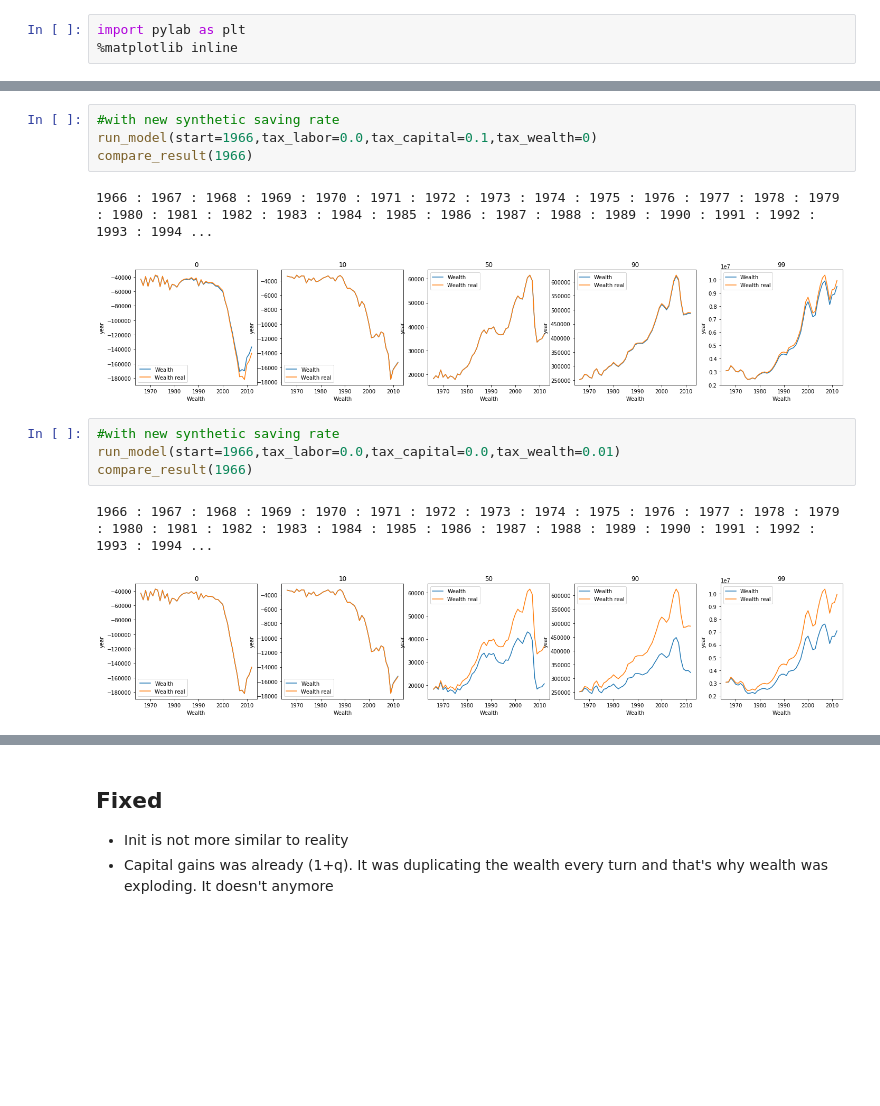
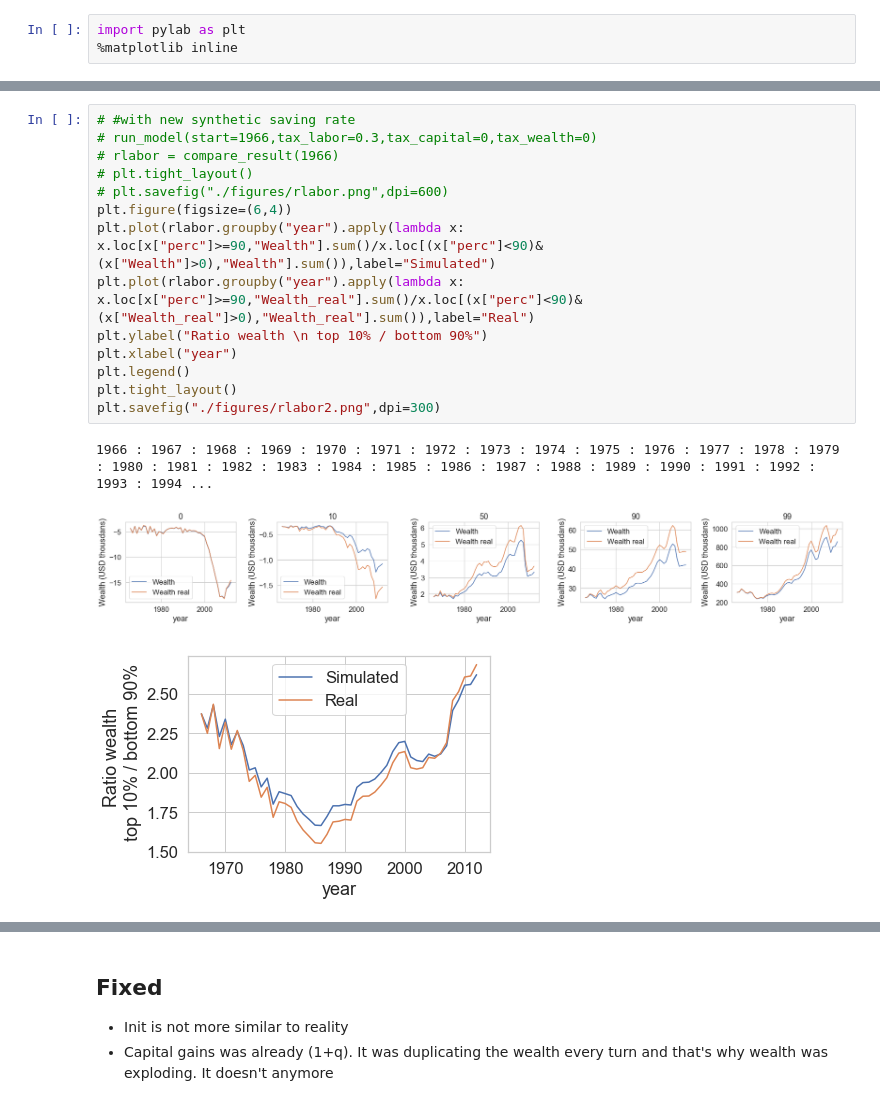
Before and after one commit to jgarciab/income_inequality, a Jupyter notebook: mesa_model/j_abm.ipynb, the cells around one changed output, grey strips where cells are left out. Saved outputs shown, nothing was run; the diff lists cells and outputs as text; blank space fills up the shorter version.

```diff
--- a/mesa_model/j_abm.ipynb
+++ b/mesa_model/j_abm.ipynb
@@ -386,14 +393,18 @@ compare_result(1966)
-# %%
-#with new synthetic saving rate
-run_model(start=1966,tax_labor=0.0,tax_capital=0.1,tax_wealth=0)
-compare_result(1966)
-# %% [output]
-1966 : 1967 : 1968 : 1969 : 1970 : 1971 : 1972 : 1973 : 1974 : 1975 : 1976 : 1977 : 1978 : 1979 : 1980 : 1981 : 1982 : 1983 : 1984 : 1985 : 1986 : 1987 : 1988 : 1989 : 1990 : 1991 : 1992 : 1993 : 1994 ...
-[figure, removed]
-# %%
-#with new synthetic saving rate
-run_model(start=1966,tax_labor=0.0,tax_capital=0.0,tax_wealth=0.01)
-compare_result(1966)
-# %% [output]
-1966 : 1967 : 1968 : 1969 : 1970 : 1971 : 1972 : 1973 : 1974 : 1975 : 1976 : 1977 : 1978 : 1979 : 1980 : 1981 : 1982 : 1983 : 1984 : 1985 : 1986 : 1987 : 1988 : 1989 : 1990 : 1991 : 1992 : 1993 : 1994 ...
-[figure, removed]
+# %%
+# #with new synthetic saving rate
+# run_model(start=1966,tax_labor=0.3,tax_capital=0,tax_wealth=0)
+# rlabor = compare_result(1966)
+# plt.tight_layout()
+# plt.savefig("./figures/rlabor.png",dpi=600)
+plt.figure(figsize=(6,4))
+plt.plot(rlabor.groupby("year").apply(lambda x: x.loc[x["perc"]>=90,"Wealth"].sum()/x.loc[(x["perc"]<90)&(x["Wealth"]>0),"Wealth"].sum()),label="Simulated")
+plt.plot(rlabor.groupby("year").apply(lambda x: x.loc[x["perc"]>=90,"Wealth_real"].sum()/x.loc[(x["perc"]<90)&(x["Wealth_real"]>0),"Wealth_real"].sum()),label="Real")
+plt.ylabel("Ratio wealth \n top 10% / bottom 90%")
+plt.xlabel("year")
+plt.legend()
+plt.tight_layout()
+plt.savefig("./figures/rlabor2.png",dpi=300)
+# %% [output]
+1966 : 1967 : 1968 : 1969 : 1970 : 1971 : 1972 : 1973 : 1974 : 1975 : 1976 : 1977 : 1978 : 1979 : 1980 : 1981 : 1982 : 1983 : 1984 : 1985 : 1986 : 1987 : 1988 : 1989 : 1990 : 1991 : 1992 : 1993 : 1994 ...
+[figure, added]
+[figure, added]
```
Also changed, not shown: parts of 9 cells of this notebook, 9 other files.
